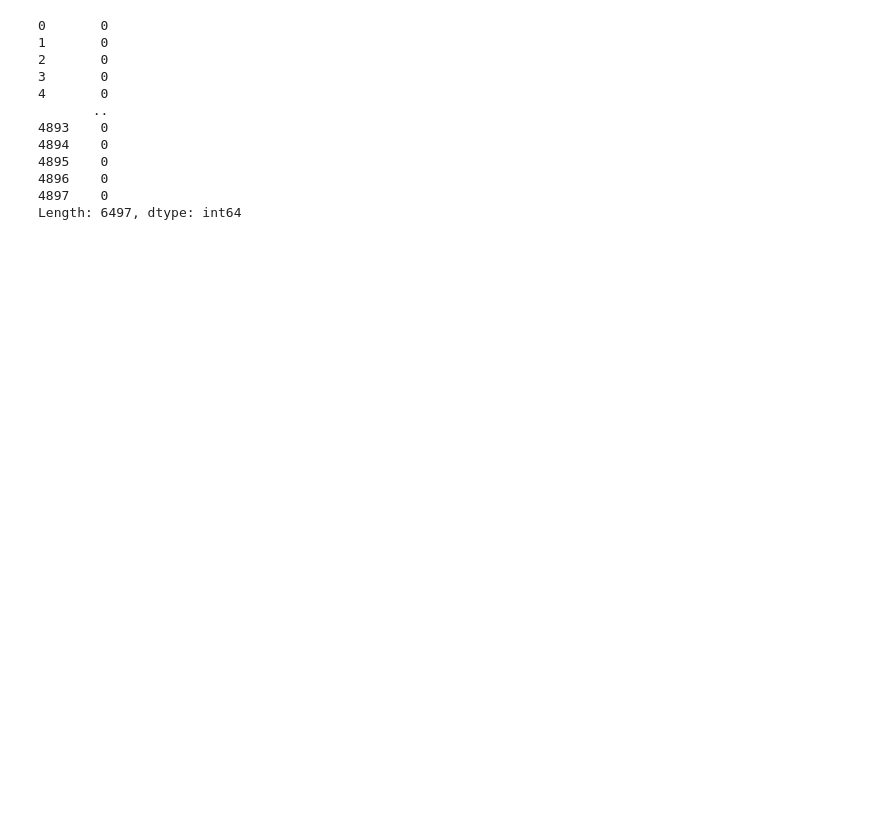
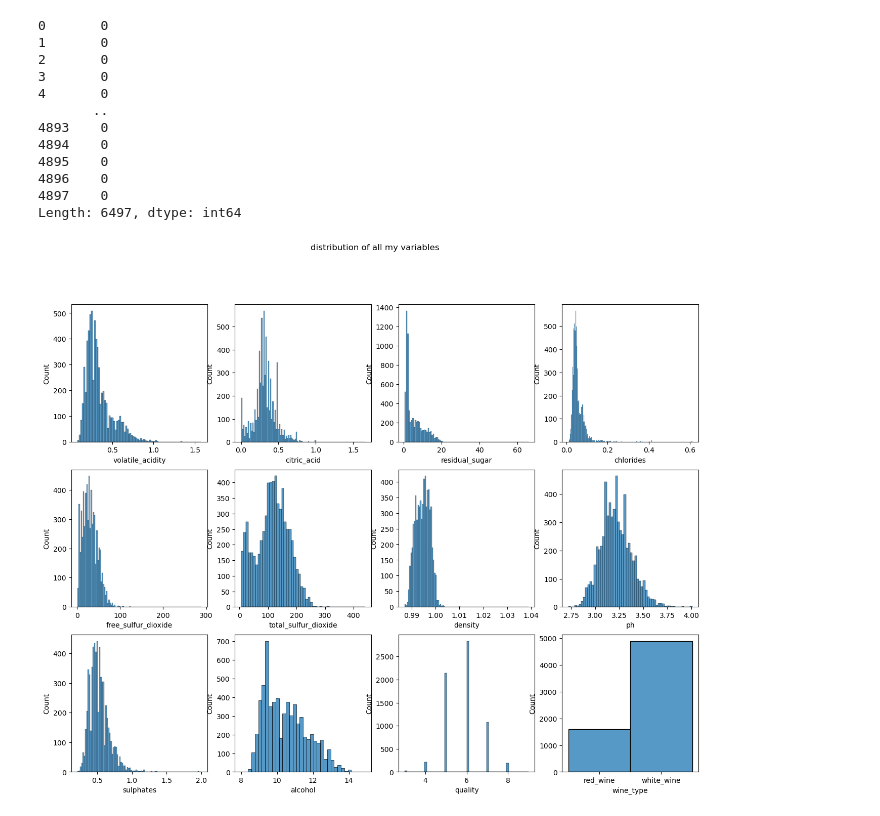
Before and after one commit to Team-BCR/project3_wine, a Jupyter notebook: Wine_project_lugo.ipynb, the cells around one changed output. Drawn from its saved outputs; the diff is of its cells as text; code cells hidden in the pictures; blank space fills up the shorter version.

```diff
--- a/Wine_project_lugo.ipynb
+++ b/Wine_project_lugo.ipynb
@@ -126,3 +143,24 @@ df.isnull().sum(axis=1)
 4896    0
 4897    0
 Length: 6497, dtype: int64
+# %%
+# list of columns
+cols = ['fixed_acidity','volatile_acidity','citric_acid'
+        ,'residual_sugar','chlorides','free_sulfur_dioxide'
+       ,'total_sulfur_dioxide','density','ph','sulphates'
+        ,'alcohol','quality','wine_type']
+# %%
+plt.figure(figsize=(16,12))
+
+#enumerate gives us the index of what we are iterating over
+# as well as the iteration of the df.columns
+for i, cols in enumerate(df.columns[1:]):
+    # print(i, cols)
+
+    plt.subplot(3,4,i+1)
+    sns.histplot(df[cols])
+
+plt.suptitle('distribution of all my variables')
+plt.show()
+# %% [output]
+[figure, added]
```
Also changed, not shown: parts of 8 cells of this notebook, 2 other files.
